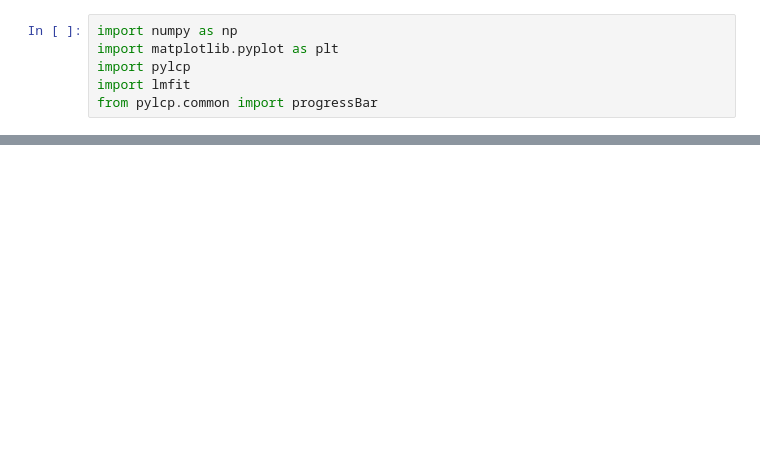
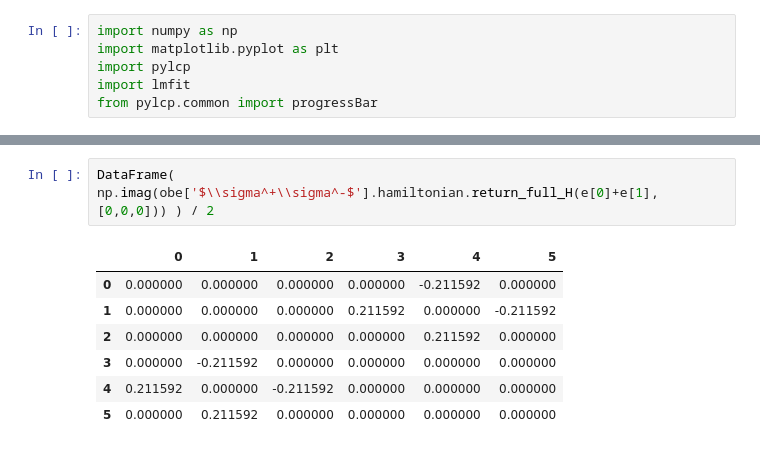
Before and after one commit to munozariasjm/OpticalBlochEquations.jl, a Jupyter notebook: examples/pylcp_Comparison_F1toF1.ipynb, the cells around one changed output, grey strips where cells are left out. Cells and saved outputs as stored; diff of their text form; blank space fills up the shorter version.

```diff
--- a/examples/pylcp_Comparison_F1toF1.ipynb
+++ b/examples/pylcp_Comparison_F1toF1.ipynb
@@ -76,0 +111,10 @@ Text(0, 0.5, '$f/(\\hbar k \\Gamma)$')
+# %%
+DataFrame( np.imag(obe['$\\sigma^+\\sigma^-$'].hamiltonian.return_full_H(e[0]+e[1], [0,0,0])) ) / 2
+# %% [output]
+|  | 0 | 1 | 2 | 3 | 4 | 5 |
+| 0 | 0.000000 | 0.000000 | 0.000000 | 0.000000 | -0.211592 | 0.000000 |
+| 1 | 0.000000 | 0.000000 | 0.000000 | 0.211592 | 0.000000 | -0.211592 |
+| 2 | 0.000000 | 0.000000 | 0.000000 | 0.000000 | 0.211592 | 0.000000 |
+| 3 | 0.000000 | -0.211592 | 0.000000 | 0.000000 | 0.000000 | 0.000000 |
+| 4 | 0.211592 | 0.000000 | -0.211592 | 0.000000 | 0.000000 | 0.000000 |
+| 5 | 0.000000 | 0.211592 | 0.000000 | 0.000000 | 0.000000 | 0.000000 |
```
Also changed, not shown: parts of 33 cells of this notebook, 8 other files.
